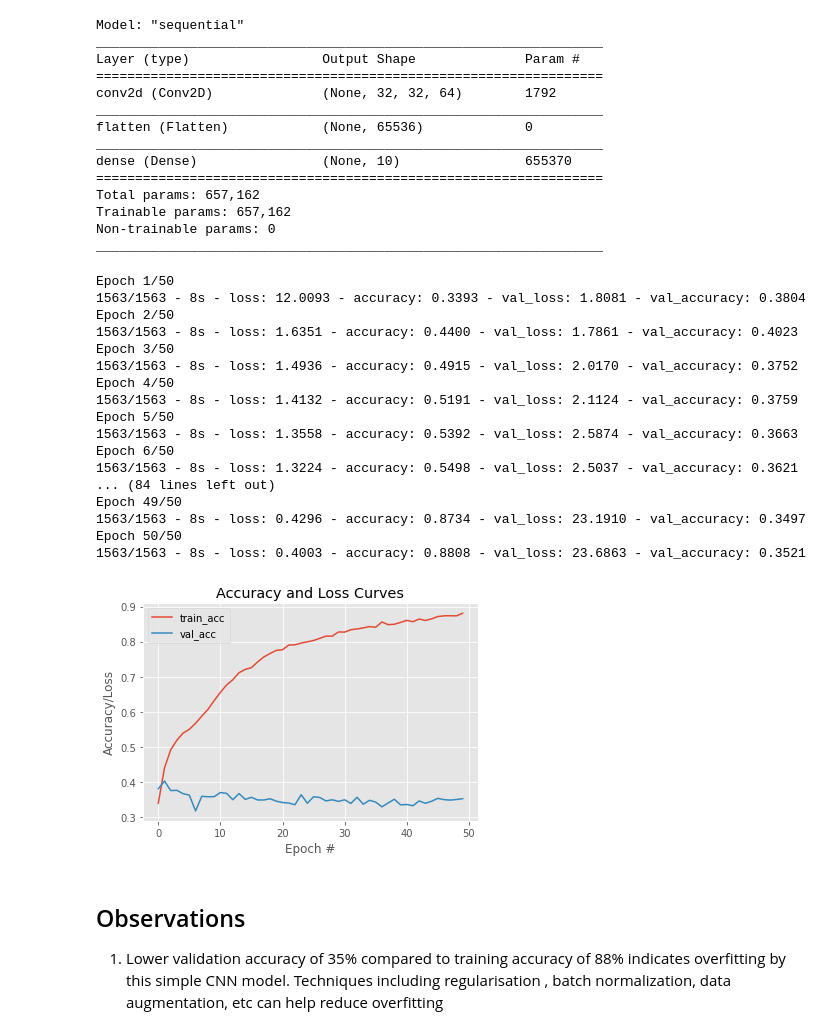
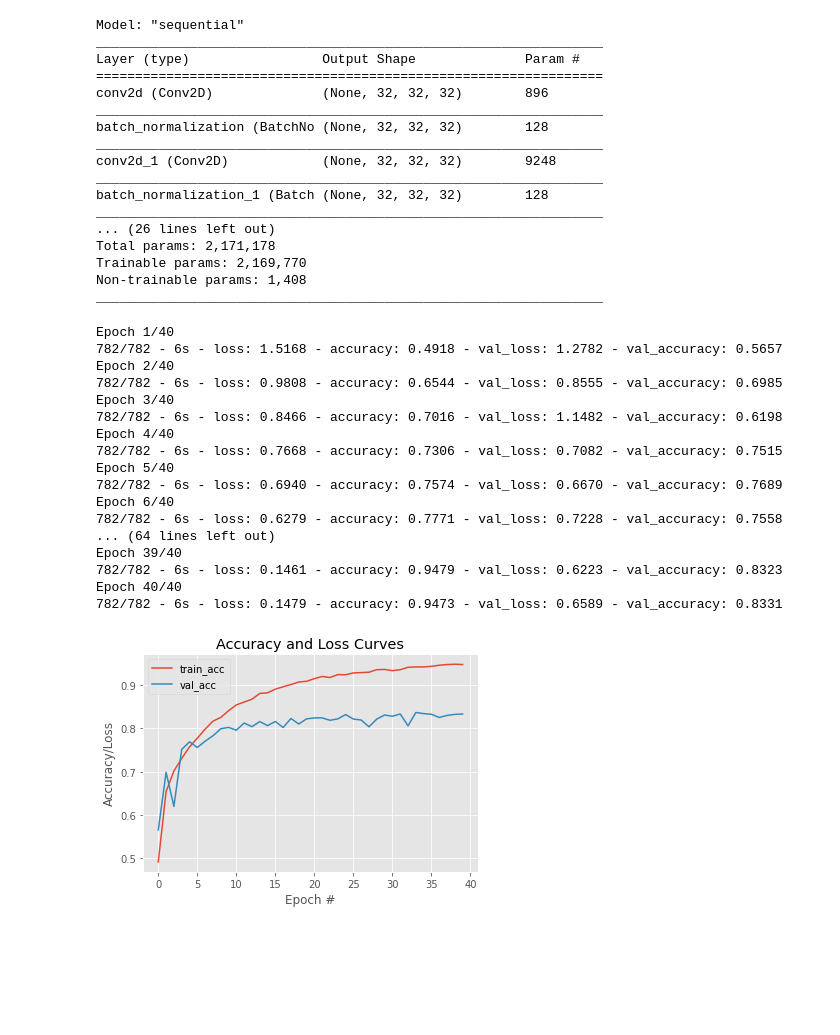
Before and after one commit to vasugupta9/DeepLearningProjects, a Jupyter notebook: CIFAR10_Image_Classifier/Cifar10_ImageClassifier.ipynb, the cells around one changed output. Saved outputs shown, nothing was run; the diff lists cells and outputs as text; code cells hidden in the pictures; blank space fills up the shorter version.

```diff
--- a/CIFAR10_Image_Classifier/Cifar10_ImageClassifier.ipynb
+++ b/CIFAR10_Image_Classifier/Cifar10_ImageClassifier.ipynb
@@ -28,10 +28,24 @@ x_train_scaled = x_train/255.
 x_test_scaled  = x_test/255.
 # y_train, y_test values are already labelled as integers from 0 to 9 , so no preprocessing required
 # %%
-# Defining the CNN architecture using keras Sequential API
+# Defining the CNN architecture using keras Sequential API (a minified version of VGGNet)
 model = Sequential()
-model.add(Conv2D(64, kernel_size=(3,3), padding="same", activation="relu", input_shape=(32,32,3)))
+model.add(Conv2D(32, kernel_size=(3,3), padding="same", activation="relu", input_shape=(32,32,3)))
+model.add(BatchNormalization())
+model.add(Conv2D(32, kernel_size=(3,3), padding="same", activation="relu"))
+model.add(BatchNormalization())
+model.add(MaxPooling2D(pool_size=(2,2),  strides=(2,2)))
+model.add(Dropout(0.25))
+model.add(Conv2D(64, kernel_size=(3,3), padding="same", activation="relu"))
+model.add(BatchNormalization())
+model.add(Conv2D(64, kernel_size=(3,3), padding="same", activation="relu"))
+model.add(BatchNormalization())
+model.add(MaxPooling2D(pool_size=(2,2),  strides=(2,2)))
+model.add(Dropout(0.25))
 model.add(Flatten())
+model.add(Dense(512, activation="relu"))
+model.add(BatchNormalization())
+model.add(Dropout(0.5))
 model.add(Dense(10, activation="softmax"))
 
 # printing model summary
@@ -44,53 +58,53 @@ Model: "sequential"
 _________________________________________________________________
 Layer (type)                 Output Shape              Param #
 =================================================================
-conv2d (Conv2D)              (None, 32, 32, 64)        1792
+conv2d (Conv2D)              (None, 32, 32, 32)        896
 _________________________________________________________________
-flatten (Flatten)            (None, 65536)             0
+batch_normalization (BatchNo (None, 32, 32, 32)        128
 _________________________________________________________________
-dense (Dense)                (None, 10)                655370
-=================================================================
-Total params: 657,162
-Trainable params: 657,162
-Non-trainable params: 0
+conv2d_1 (Conv2D)            (None, 32, 32, 32)        9248
 _________________________________________________________________
+batch_normalization_1 (Batch (None, 32, 32, 32)        128
+_________________________________________________________________
+... (26 lines left out)
+Total params: 2,171,178
+Trainable params: 2,169,770
+Non-trainable params: 1,408
+_________________________________________________________________
 # %%
 # Training the model
-history = model.fit(x_train, y_train, batch_size=32, epochs=50, validation_data=(x_test, y_test), verbose=2)
+history = model.fit(x_train, y_train, batch_size=64, epochs=40, validation_data=(x_test, y_test), verbose=2)
 # %% [output]
-Epoch 1/50
-1563/1563 - 8s - loss: 12.0093 - accuracy: 0.3393 - val_loss: 1.8081 - val_accuracy: 0.3804
-Epoch 2/50
-1563/1563 - 8s - loss: 1.6351 - accuracy: 0.4400 - val_loss: 1.7861 - val_accuracy: 0.4023
-Epoch 3/50
-1563/1563 - 8s - loss: 1.4936 - accuracy: 0.4915 - val_loss: 2.0170 - val_accuracy: 0.3752
-Epoch 4/50
-1563/1563 - 8s - loss: 1.4132 - accuracy: 0.5191 - val_loss: 2.1124 - val_accuracy: 0.3759
-Epoch 5/50
-1563/1563 - 8s - loss: 1.3558 - accuracy: 0.5392 - val_loss: 2.5874 - val_accuracy: 0.3663
-Epoch 6/50
-1563/1563 - 8s - loss: 1.3224 - accuracy: 0.5498 - val_loss: 2.5037 - val_accuracy: 0.3621
-... (84 lines left out)
-Epoch 49/50
-1563/1563 - 8s - loss: 0.4296 - accuracy: 0.8734 - val_loss: 23.1910 - val_accuracy: 0.3497
-Epoch 50/50
-1563/1563 - 8s - loss: 0.4003 - accuracy: 0.8808 - val_loss: 23.6863 - val_accuracy: 0.3521
+Epoch 1/40
+782/782 - 6s - loss: 1.5168 - accuracy: 0.4918 - val_loss: 1.2782 - val_accuracy: 0.5657
+Epoch 2/40
+782/782 - 6s - loss: 0.9808 - accuracy: 0.6544 - val_loss: 0.8555 - val_accuracy: 0.6985
+Epoch 3/40
+782/782 - 6s - loss: 0.8466 - accuracy: 0.7016 - val_loss: 1.1482 - val_accuracy: 0.6198
+Epoch 4/40
+782/782 - 6s - loss: 0.7668 - accuracy: 0.7306 - val_loss: 0.7082 - val_accuracy: 0.7515
+Epoch 5/40
+782/782 - 6s - loss: 0.6940 - accuracy: 0.7574 - val_loss: 0.6670 - val_accuracy: 0.7689
+Epoch 6/40
+782/782 - 6s - loss: 0.6279 - accuracy: 0.7771 - val_loss: 0.7228 - val_accuracy: 0.7558
+... (64 lines left out)
+Epoch 39/40
+782/782 - 6s - loss: 0.1461 - accuracy: 0.9479 - val_loss: 0.6223 - val_accuracy: 0.8323
+Epoch 40/40
+782/782 - 6s - loss: 0.1479 - accuracy: 0.9473 - val_loss: 0.6589 - val_accuracy: 0.8331
 # %%
 # plotting loss and accuracy values
-num_epochs=50
+num_epochs=40
 plt.style.use('ggplot')
 plt.figure()
 #plt.plot(np.arange(num_epochs), history.history["loss"], label="train_loss")
 #plt.plot(np.arange(num_epochs), history.history["val_loss"], label="val_loss")
 plt.plot(np.arange(num_epochs), history.history["accuracy"], label="train_acc")
 plt.plot(np.arange(num_epochs), history.history["val_accuracy"], label="val_acc")
 plt.title("Accuracy and Loss Curves")
 plt.xlabel("Epoch #")
 plt.ylabel("Accuracy/Loss")
 plt.legend()
 plt.show()
 # %% [output]
-[figure, old version]
+[figure, new version]
-# %% [markdown]
-## Observations
-1. Lower validation accuracy of 35% compared to training accuracy of 88% indicates overfitting by this simple CNN model. Techniques including regularisation , batch normalization, data augmentation, etc can help reduce overfitting
```
Also changed, not shown: parts of 2 cells of this notebook.
